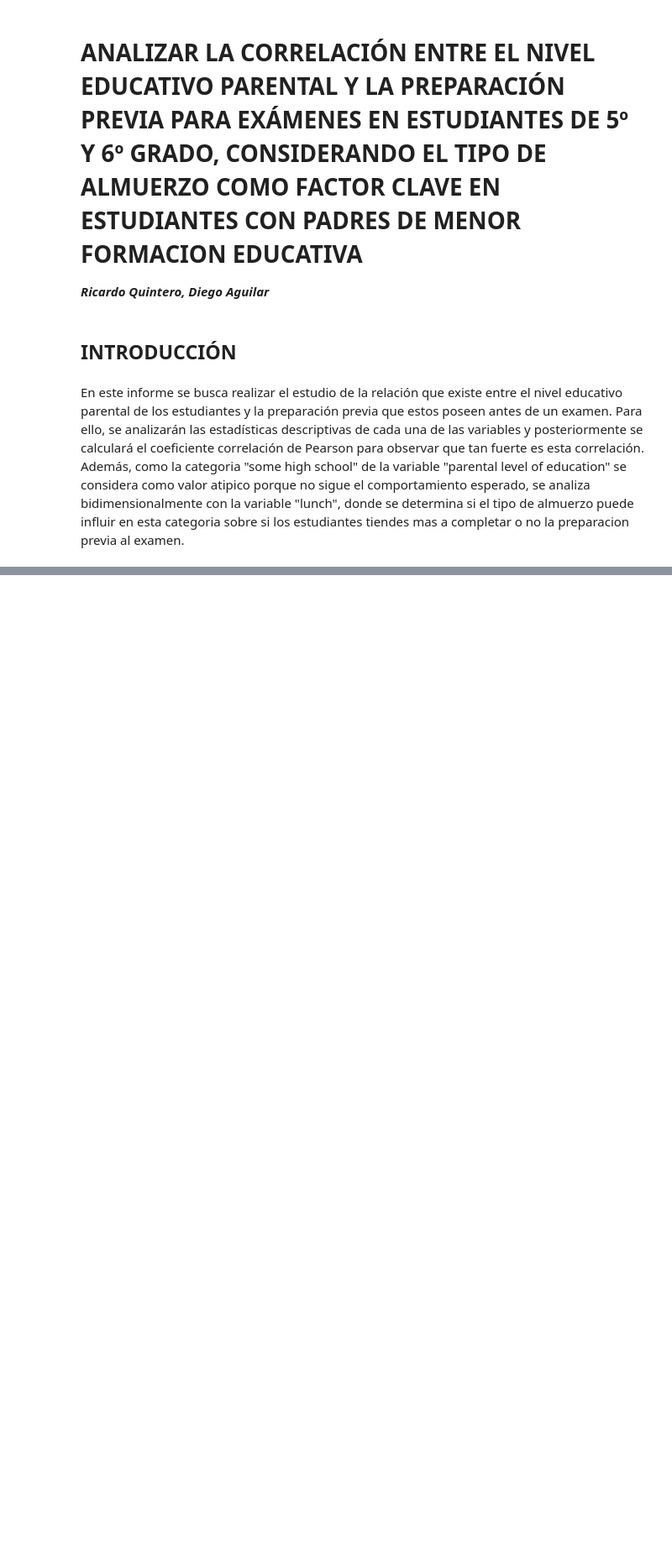
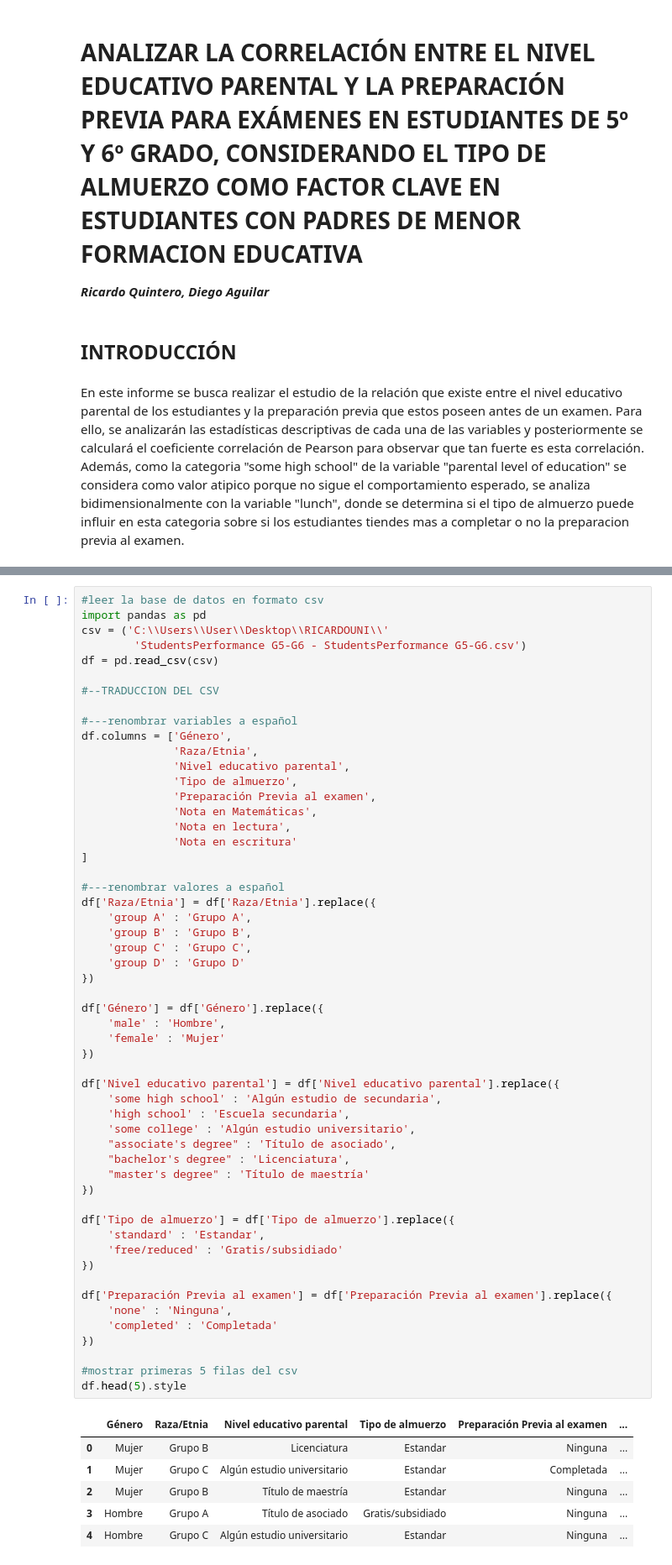
Before and after one commit to Zadquiel-niev/StudentsPerformance-G5-G6-Grupo-5, a Jupyter notebook: jupyter.ipynb, the cells around one changed output, grey strips where cells are left out. Shown: that part at 84% size. Drawn from its saved outputs; the diff is of its cells as text; blank space fills up the shorter version.

Commit message:
Update jupyter.ipynb
se tradujo el df a español, se agregó una tabla de contingencia y unas interpretaciones del mismo

```diff
--- a/jupyter.ipynb
+++ b/jupyter.ipynb
@@ -24,0 +11,61 @@ df.head(5)
+# %%
+#leer la base de datos en formato csv
+import pandas as pd
+csv = ('C:\\Users\\User\\Desktop\\RICARDOUNI\\'
+        'StudentsPerformance G5-G6 - StudentsPerformance G5-G6.csv')
+df = pd.read_csv(csv)
+
+#--TRADUCCION DEL CSV
+
+#---renombrar variables a español
+df.columns = ['Género',
+              'Raza/Etnia',
+              'Nivel educativo parental',
+              'Tipo de almuerzo',
+              'Preparación Previa al examen',
+              'Nota en Matemáticas',
+              'Nota en lectura',
+              'Nota en escritura'
+]
+
+#---renombrar valores a español
+df['Raza/Etnia'] = df['Raza/Etnia'].replace({
+    'group A' : 'Grupo A',
+    'group B' : 'Grupo B',
+    'group C' : 'Grupo C',
+    'group D' : 'Grupo D'
+})
+
+df['Género'] = df['Género'].replace({
+    'male' : 'Hombre',
+    'female' : 'Mujer'
+})
+
+df['Nivel educativo parental'] = df['Nivel educativo parental'].replace({
+    'some high school' : 'Algún estudio de secundaria',
+    'high school' : 'Escuela secundaria',
+    'some college' : 'Algún estudio universitario',
+    "associate's degree" : 'Título de asociado',
+    "bachelor's degree" : 'Licenciatura',
+    "master's degree" : 'Título de maestría'
+})
+
+df['Tipo de almuerzo'] = df['Tipo de almuerzo'].replace({
+    'standard' : 'Estandar',
+    'free/reduced' : 'Gratis/subsidiado'
+})
+
+df['Preparación Previa al examen'] = df['Preparación Previa al examen'].replace({
+    'none' : 'Ninguna',
+    'completed' : 'Completada'
+})
+
+#mostrar primeras 5 filas del csv
+df.head(5).style
+# %% [output]
+|  | Género | Raza/Etnia | Nivel educativo parental | Tipo de almuerzo | Preparación Previa al examen | ... |
+| 0 | Mujer | Grupo B | Licenciatura | Estandar | Ninguna | ... |
+| 1 | Mujer | Grupo C | Algún estudio universitario | Estandar | Completada | ... |
+| 2 | Mujer | Grupo B | Título de maestría | Estandar | Ninguna | ... |
+| 3 | Hombre | Grupo A | Título de asociado | Gratis/subsidiado | Ninguna | ... |
+| 4 | Hombre | Grupo C | Algún estudio universitario | Estandar | Ninguna | ... |
```
Also changed, not shown: parts of 7 cells of this notebook.
